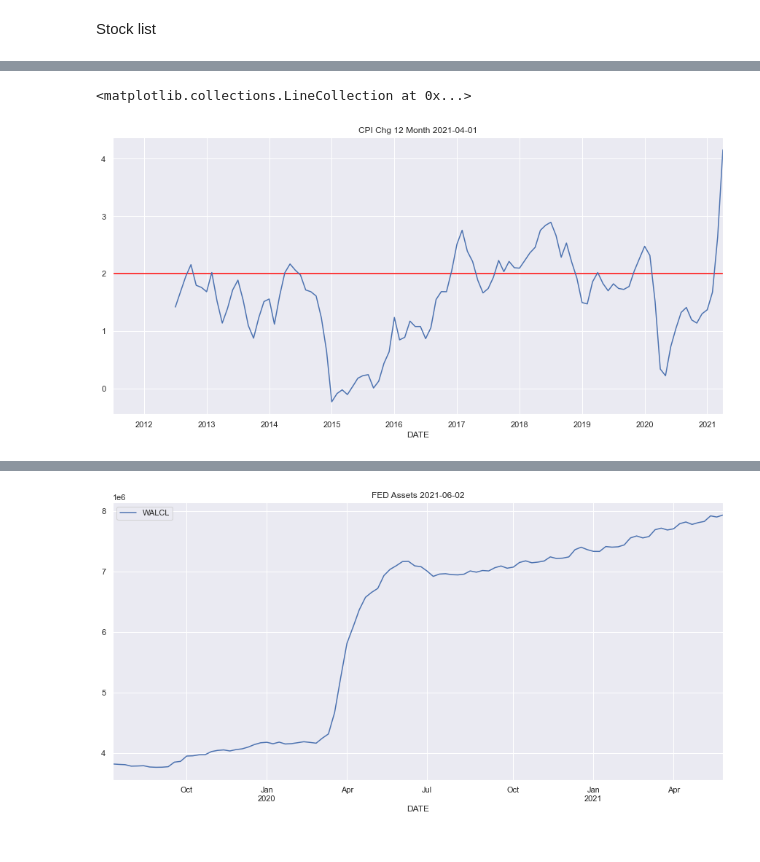
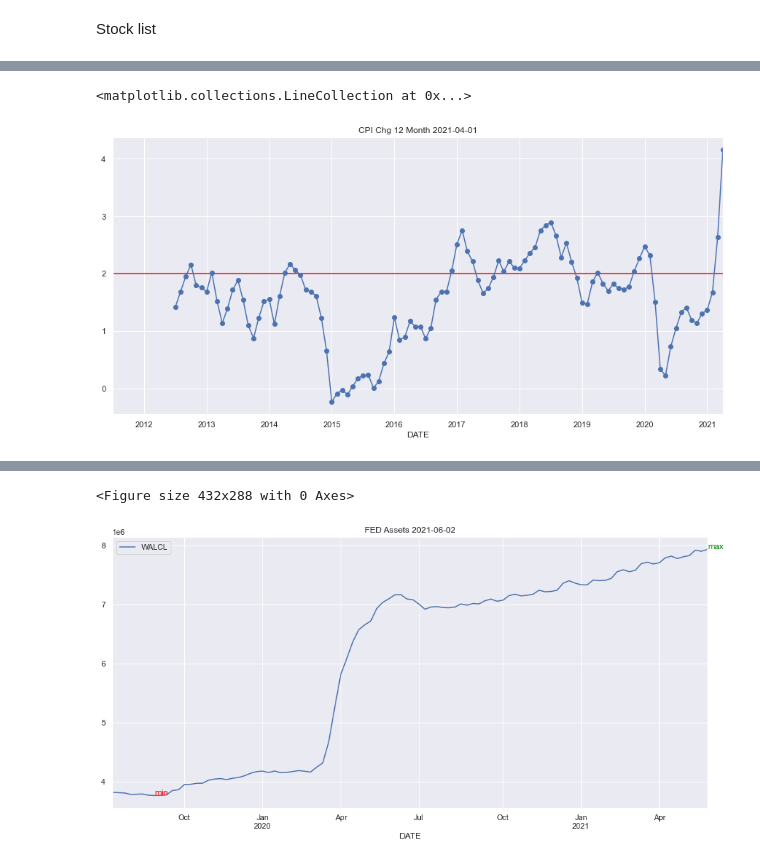
Before and after one commit to YuyuLin1003/stock_analysis, a Jupyter notebook: stock.ipynb, the cells around one changed output, grey strips where cells are left out. Cells and saved outputs as stored; diff of their text form; code cells hidden in the pictures.

Commit message:
add WEI index

```diff
--- a/stock.ipynb
+++ b/stock.ipynb
@@ -331,5 +351,5 @@ plotMarkitData()
 # %%
-cpistart = cpiend - datetime.timedelta(3650)
+cpistart = end - datetime.timedelta(3650)
 cpi = web.DataReader('CPIAUCSL', 'fred', cpistart, end)
 cpi12 = [None]*12
 cpilist = cpi['CPIAUCSL']
@@ -339,13 +359,19 @@ for i in range(12, len(cpi)):
     cpi12.append(chg)
 cpi['Chg12'] = cpi12
 cpi['Chg12'].plot(figsize=(15, 7), title='CPI Chg 12 Month ' +
-                  str(cpi.index[-1])[0:10])
+                  str(cpi.index[-1])[0:10], marker='o')
 plt.hlines(2, cpi.index[0], cpi.index[-1], colors='red')
 # %% [output]
 <matplotlib.collections.LineCollection at 0x...>
-[figure, old version]
+[figure, new version]
 # %%
 fedAssets = web.DataReader('WALCL', 'fred', end-datetime.timedelta(700), end)
 fedAssets.plot(figsize=(15, 7), title='FED Assets ' +
                str(fedAssets.index[-1])[0:10])
+
+x_index_max = np.argmax(fedAssets.values)
+x_index_min = np.argmin(fedAssets.values)
+plt.annotate('max', (fedAssets.index[x_index_max],
+             fedAssets.values[x_index_max]), color='green')
+plt.annotate('min', (fedAssets.index[x_index_min], fedAssets.values[x_index_min]), color='red')
 # %% [output]
@@ -353 +379,2 @@ fedAssets.plot(figsize=(15, 7), title='FED Assets ' +
+<Figure size 432x288 with 0 Axes>
-[figure, old version]
+[figure, new version]
```
Also changed, not shown: parts of 9 cells of this notebook.
